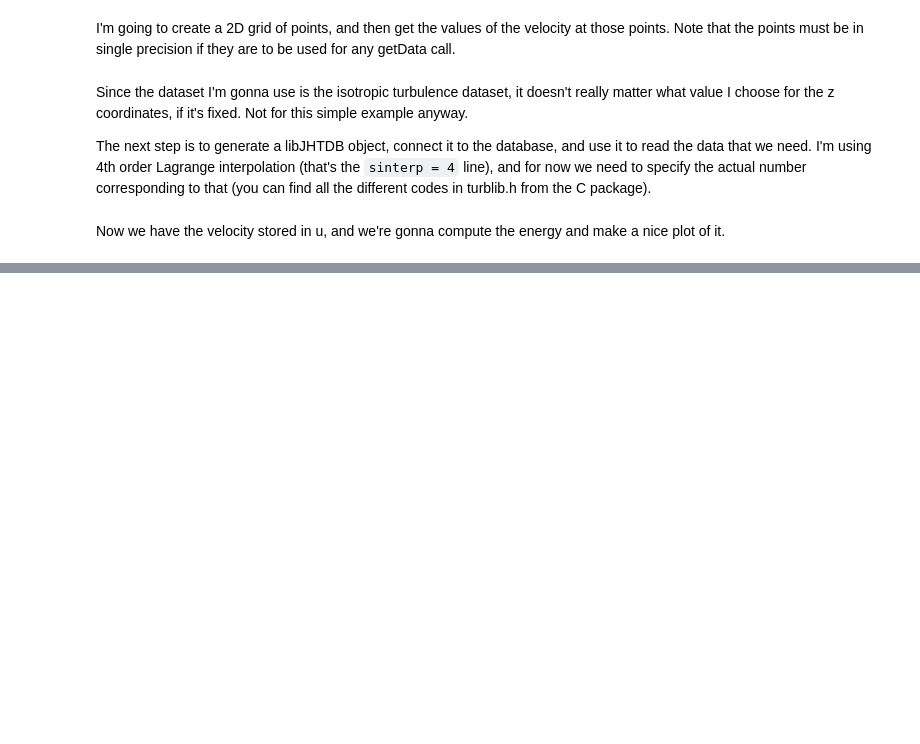
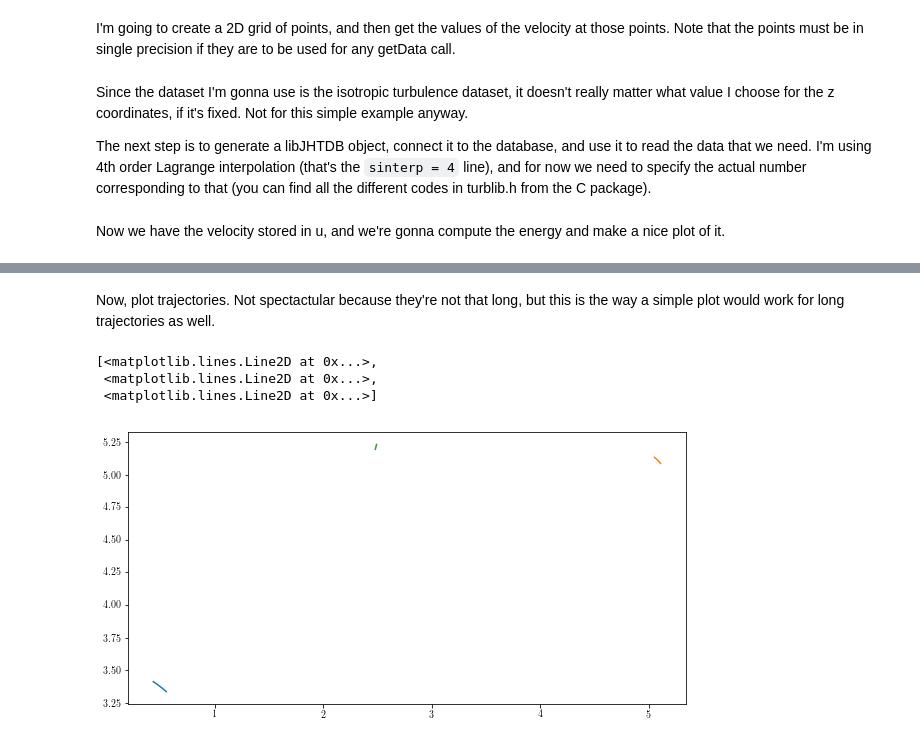
Before and after one commit to idies/pyJHTDB, a Jupyter notebook: examples/basic_usage.ipynb, the cells around one changed output, grey strips where cells are left out. Cells and saved outputs as stored; diff of their text form; code cells hidden in the pictures; blank space fills up the shorter version.

```diff
--- a/examples/basic_usage.ipynb
+++ b/examples/basic_usage.ipynb
@@ -59,0 +62,11 @@ a.imshow(ebox,
+# %%
+lJHTDB.initialize()
+
+x, t = lJHTDB.getPosition(
+    starttime = 0.1,
+    endtime = 0.2,
+    dt = 0.001,
+    point_coords = 2*np.pi * np.random.random((20, 3)),
+    steps_to_keep = 50)
+
+lJHTDB.finalize()
@@ -59,0 +91,11 @@ a.imshow(ebox,
+# %% [markdown]
+Now, plot trajectories. Not spectactular because they're not that long, but this is the way a simple plot would work for long trajectories as well.
+# %%
+fig = plt.figure(figsize = (10, 5))
+a = fig.add_subplot(111)
+a.plot(x[:, 0], x[:, 1])
+# %% [output]
+[<matplotlib.lines.Line2D at 0x...>,
+ <matplotlib.lines.Line2D at 0x...>,
+ <matplotlib.lines.Line2D at 0x...>]
+[figure, added]
```
Also changed, not shown: parts of 3 cells of this notebook.
